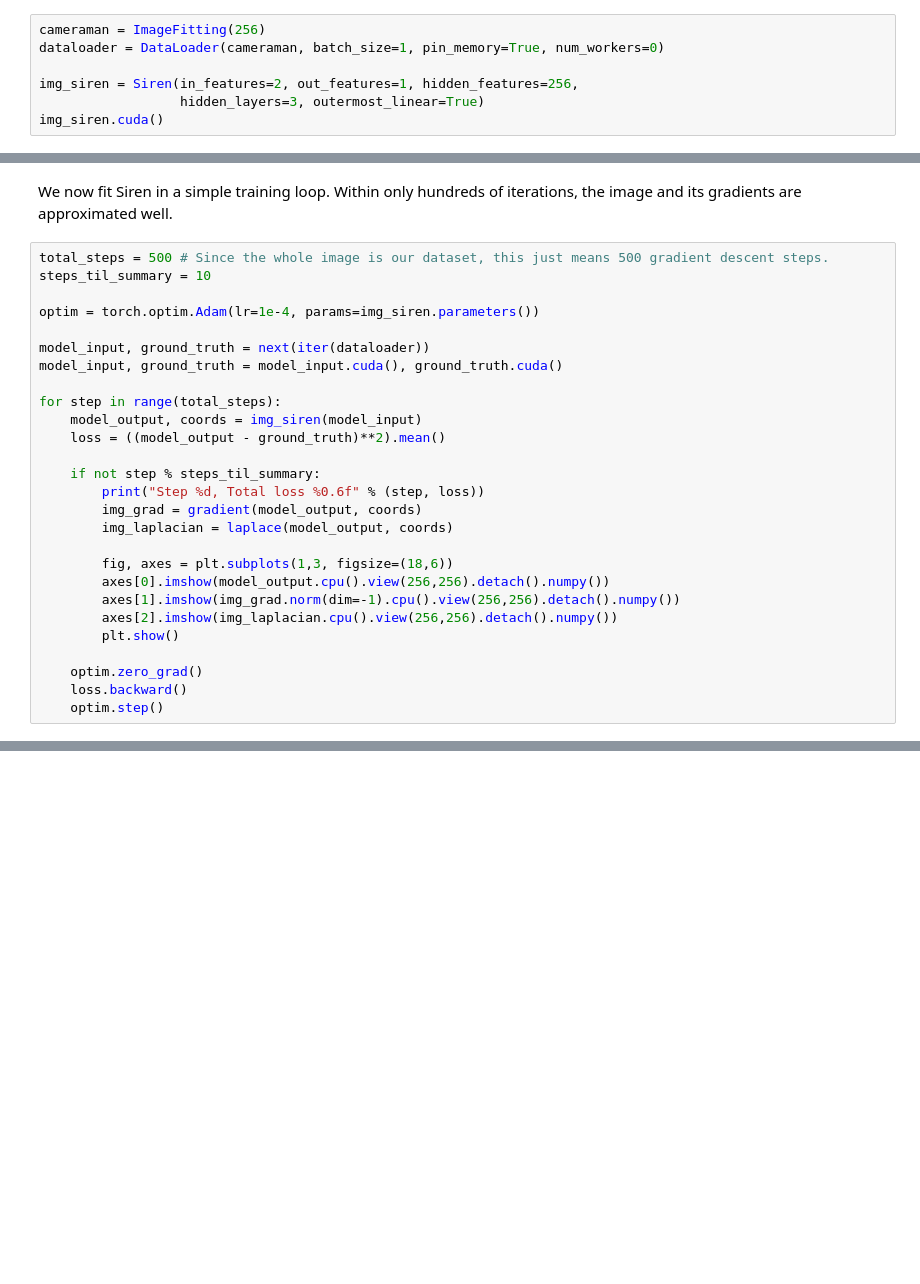
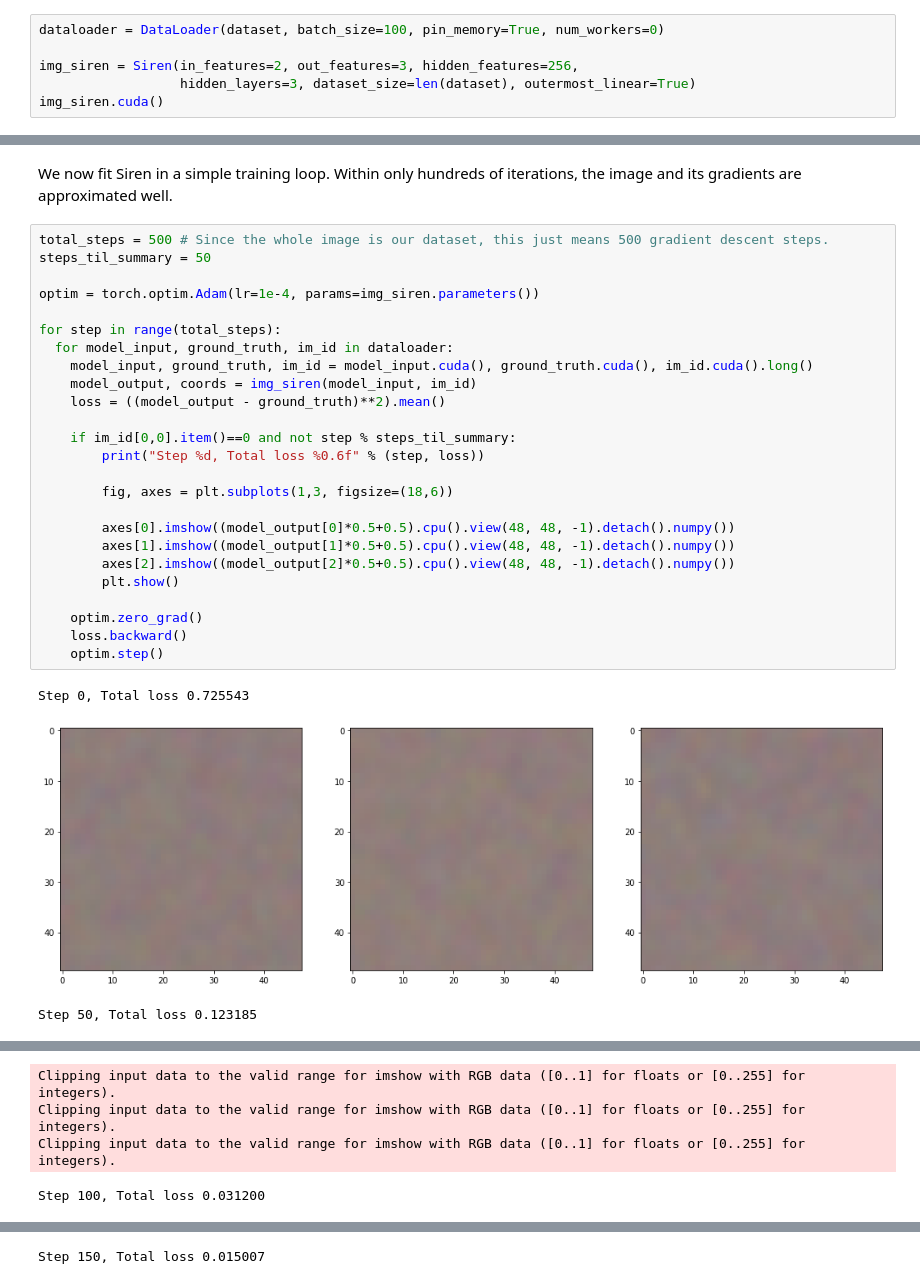
Before and after one commit to aivision2020/NeuralCollectiveUnconsciousness-, a Jupyter notebook: explore_siren.ipynb, the cells around one changed output, grey strips where cells are left out. Saved outputs shown, nothing was run; the diff lists cells and outputs as text; blank space fills up the shorter version.

```diff
--- a/explore_siren.ipynb
+++ b/explore_siren.ipynb
@@ -210,9 +159,8 @@ class ImageFitting(Dataset):
 # %% [markdown]
 Let's instantiate the dataset and our Siren. As pixel coordinates are 2D, the siren has 2 input features, and since the image is grayscale, it has one output channel.
 # %%
-cameraman = ImageFitting(256)
-dataloader = DataLoader(cameraman, batch_size=1, pin_memory=True, num_workers=0)
+dataloader = DataLoader(dataset, batch_size=100, pin_memory=True, num_workers=0)
 
-img_siren = Siren(in_features=2, out_features=1, hidden_features=256,
-                  hidden_layers=3, outermost_linear=True)
+img_siren = Siren(in_features=2, out_features=3, hidden_features=256,
+                  hidden_layers=3, dataset_size=len(dataset), outermost_linear=True)
 img_siren.cuda()
@@ -220,28 +187,30 @@ img_siren.cuda()
 We now fit Siren in a simple training loop. Within only hundreds of iterations, the image and its gradients are approximated well.
 # %%
 total_steps = 500 # Since the whole image is our dataset, this just means 500 gradient descent steps.
-steps_til_summary = 10
+steps_til_summary = 50
 
 optim = torch.optim.Adam(lr=1e-4, params=img_siren.parameters())
 
-model_input, ground_truth = next(iter(dataloader))
-model_input, ground_truth = model_input.cuda(), ground_truth.cuda()
-
 for step in range(total_steps):
-    model_output, coords = img_siren(model_input)
+  for model_input, ground_truth, im_id in dataloader:
+    model_input, ground_truth, im_id = model_input.cuda(), ground_truth.cuda(), im_id.cuda().long()
+    model_output, coords = img_siren(model_input, im_id)
     loss = ((model_output - ground_truth)**2).mean()
 
-    if not step % steps_til_summary:
+    if im_id[0,0].item()==0 and not step % steps_til_summary:
         print("Step %d, Total loss %0.6f" % (step, loss))
-        img_grad = gradient(model_output, coords)
-        img_laplacian = laplace(model_output, coords)
 
         fig, axes = plt.subplots(1,3, figsize=(18,6))
-        axes[0].imshow(model_output.cpu().view(256,256).detach().numpy())
-        axes[1].imshow(img_grad.norm(dim=-1).cpu().view(256,256).detach().numpy())
-        axes[2].imshow(img_laplacian.cpu().view(256,256).detach().numpy())
+
+        axes[0].imshow((model_output[0]*0.5+0.5).cpu().view(48, 48, -1).detach().numpy())
+        axes[1].imshow((model_output[1]*0.5+0.5).cpu().view(48, 48, -1).detach().numpy())
+        axes[2].imshow((model_output[2]*0.5+0.5).cpu().view(48, 48, -1).detach().numpy())
         plt.show()
 
     optim.zero_grad()
     loss.backward()
     optim.step()
+# %% [output]
+Step 0, Total loss 0.725543
+[figure, added]
+Step 50, Total loss 0.123185
@@ -247,0 +218,4 @@ for step in range(total_steps):
+Clipping input data to the valid range for imshow with RGB data ([0..1] for floats or [0..255] for integers).
+Clipping input data to the valid range for imshow with RGB data ([0..1] for floats or [0..255] for integers).
+Clipping input data to the valid range for imshow with RGB data ([0..1] for floats or [0..255] for integers).
+Step 100, Total loss 0.031200
@@ -247,0 +226 @@ for step in range(total_steps):
+Step 150, Total loss 0.015007
```
Also changed, not shown: parts of 43 cells of this notebook.
